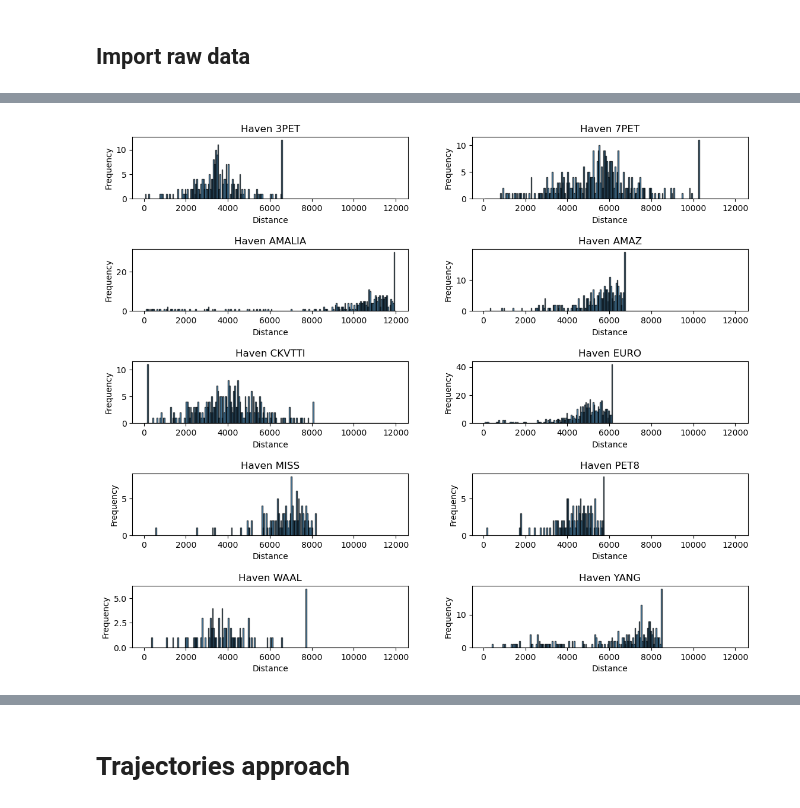
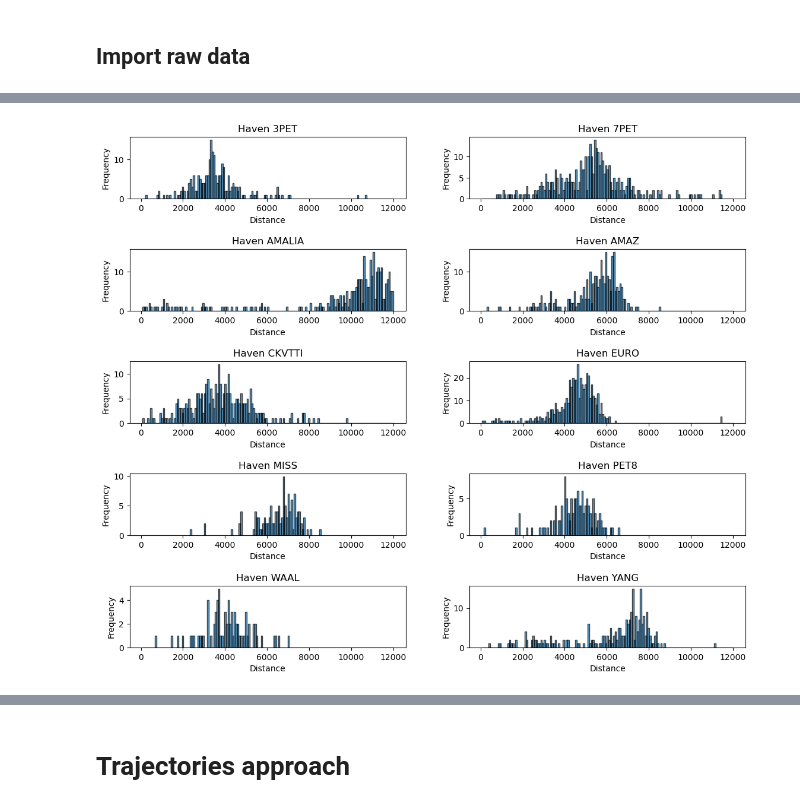
Before and after one commit to allanguzmanf/CIEM6302, a Jupyter notebook: Predictions.ipynb, the cells around one changed output, grey strips where cells are left out. Drawn from its saved outputs; the diff is of its cells as text; code cells hidden in the pictures.

```diff
--- a/Predictions.ipynb
+++ b/Predictions.ipynb
@@ -112,22 +112,22 @@ memory usage: 359.8+ KB
 # %%
 # Create 10 subplots for the histograms
 fig, axs = plt.subplots(5, 2, figsize=(12, 10))
 fig.tight_layout(pad=4.0)  # Adjust the padding between subplots
 
 # Define the bins for the histogram
-bins = range(50, 12001, 50)
+bins = range(75, 12001, 75)
 
 # Group the DataFrame by the 'haven' column
-grouped = incoming_weather_size_draught.groupby('haven')
+grouped = incoming_weather_size_draught.groupby('to_haven')
 
 # Iterate through each group and create a histogram
 for i, (haven, group) in enumerate(grouped):
     row, col = i // 2, i % 2  # Determine the row and column for the subplot
     axs[row, col].hist(group['distance'], bins=bins, edgecolor='k', alpha=0.7)
     axs[row, col].set_title(f'Haven {haven}')
     axs[row, col].set_xlabel('Distance')
     axs[row, col].set_ylabel('Frequency')
 
 plt.show()
 # %% [output]
-[figure, old version]
+[figure, new version]
```
Also changed, not shown: parts of 43 cells of this notebook, 9 other files.
